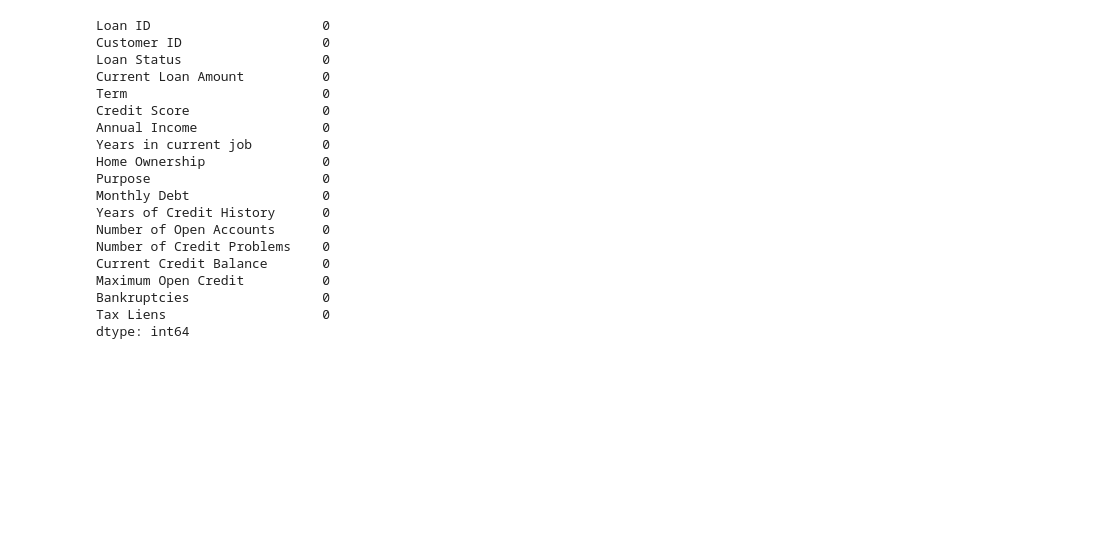
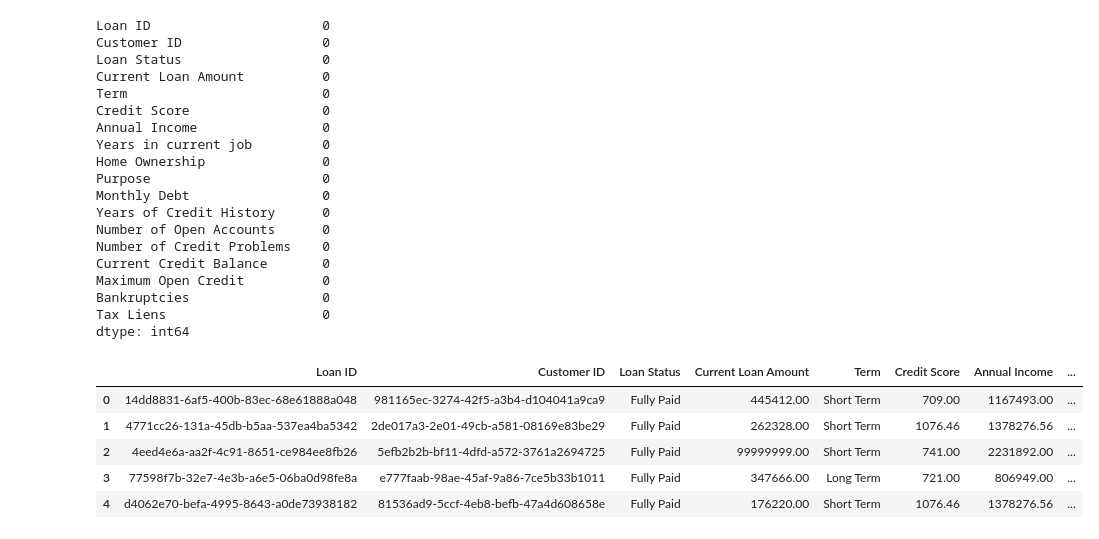
Before and after one commit to Ayobami6/ProjectCollaboration.github.io, a Jupyter notebook: Loan_Prediction_Project.ipynb, the cells around one changed output. Saved outputs shown, nothing was run; the diff lists cells and outputs as text; code cells hidden in the pictures; blank space fills up the shorter version.

```diff
--- a/Loan_Prediction_Project.ipynb
+++ b/Loan_Prediction_Project.ipynb
@@ -235,3 +234,12 @@ Maximum Open Credit          0
 Bankruptcies                 0
 Tax Liens                    0
 dtype: int64
+# %%
+df_data_1.head()
+# %% [output]
+|  | Loan ID | Customer ID | Loan Status | Current Loan Amount | Term | Credit Score | Annual Income | ... |
+| 0 | 14dd8831-6af5-400b-83ec-68e61888a048 | 981165ec-3274-42f5-a3b4-d104041a9ca9 | Fully Paid | 445412.00 | Short Term | 709.00 | 1167493.00 | ... |
+| 1 | 4771cc26-131a-45db-b5aa-537ea4ba5342 | 2de017a3-2e01-49cb-a581-08169e83be29 | Fully Paid | 262328.00 | Short Term | 1076.46 | 1378276.56 | ... |
+| 2 | 4eed4e6a-aa2f-4c91-8651-ce984ee8fb26 | 5efb2b2b-bf11-4dfd-a572-3761a2694725 | Fully Paid | 99999999.00 | Short Term | 741.00 | 2231892.00 | ... |
+| 3 | 77598f7b-32e7-4e3b-a6e5-06ba0d98fe8a | e777faab-98ae-45af-9a86-7ce5b33b1011 | Fully Paid | 347666.00 | Long Term | 721.00 | 806949.00 | ... |
+| 4 | d4062e70-befa-4995-8643-a0de73938182 | 81536ad9-5ccf-4eb8-befb-47a4d608658e | Fully Paid | 176220.00 | Short Term | 1076.46 | 1378276.56 | ... |
```
Also changed, not shown: parts of 13 cells of this notebook.
